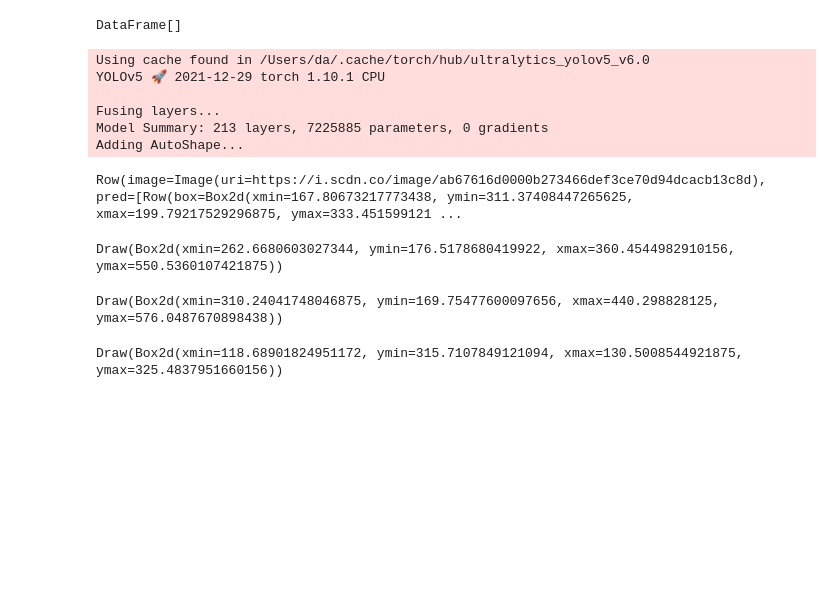
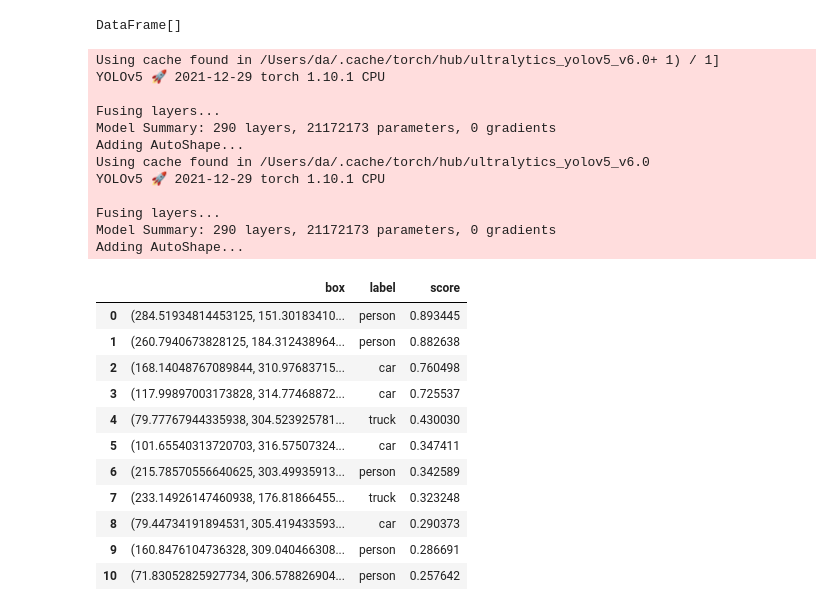
Before and after one commit to Tubitv/rikai-yolov5, a Jupyter notebook: notebooks/Mojito.ipynb, the cells around one changed output. Cells and saved outputs as stored; diff of their text form; code cells hidden in the pictures; blank space fills up the shorter version.

```diff
--- a/notebooks/Mojito.ipynb
+++ b/notebooks/Mojito.ipynb
@@ -41,32 +56,35 @@ USING "torchhub:///ultralytics/yolov5:v6.0/yolov5s";
 """)
 # %% [output]
 DataFrame[]
-# %%
-df = spark.sql("""
-from (
-  select to_image('https://i.scdn.co/image/ab67616d0000b273466def3ce70d94dcacb13c8d') as image
-)
-select *, ML_PREDICT(yolov5s, image) as pred
-""")
-row = df.first()
-row
-# %% [output]
-Using cache found in /Users/da/.cache/torch/hub/ultralytics_yolov5_v6.0
-YOLOv5 🚀 2021-12-29 torch 1.10.1 CPU
-
-Fusing layers...
-Model Summary: 213 layers, 7225885 parameters, 0 gradients
-Adding AutoShape...
-Row(image=Image(uri=https://i.scdn.co/image/ab67616d0000b273466def3ce70d94dcacb13c8d), pred=[Row(box=Box2d(xmin=167.80673217773438, ymin=311.37408447265625, xmax=199.79217529296875, ymax=333.451599121 ...
-# %%
-row.image | row.pred[1].box
-# %% [output]
-Draw(Box2d(xmin=262.6680603027344, ymin=176.5178680419922, xmax=360.4544982910156, ymax=550.5360107421875))
-# %%
-row.image | row.pred[2].box
-# %% [output]
-Draw(Box2d(xmin=310.24041748046875, ymin=169.75477600097656, xmax=440.298828125, ymax=576.0487670898438))
-# %%
-row.image | row.pred[3].box
-# %% [output]
-Draw(Box2d(xmin=118.68901824951172, ymin=315.7107849121094, xmax=130.5008544921875, ymax=325.4837951660156))
+# %%
+spark.sql(f"""
+select pred.box, pred.label, pred.score
+from (
+  select explode(ML_PREDICT(yolov5m, to_image('{uri}'))) as pred
+)
+""").toPandas()
+# %% [output]
+Using cache found in /Users/da/.cache/torch/hub/ultralytics_yolov5_v6.0+ 1) / 1]
+YOLOv5 🚀 2021-12-29 torch 1.10.1 CPU
+
+Fusing layers...
+Model Summary: 290 layers, 21172173 parameters, 0 gradients
+Adding AutoShape...
+Using cache found in /Users/da/.cache/torch/hub/ultralytics_yolov5_v6.0
+YOLOv5 🚀 2021-12-29 torch 1.10.1 CPU
+
+Fusing layers...
+Model Summary: 290 layers, 21172173 parameters, 0 gradients
+Adding AutoShape...
+|  | box | label | score |
+| 0 | (284.51934814453125, 151.30183410... | person | 0.893445 |
+| 1 | (260.7940673828125, 184.312438964... | person | 0.882638 |
+| 2 | (168.14048767089844, 310.97683715... | car | 0.760498 |
+| 3 | (117.99897003173828, 314.77468872... | car | 0.725537 |
+| 4 | (79.77767944335938, 304.523925781... | truck | 0.430030 |
+| 5 | (101.65540313720703, 316.57507324... | car | 0.347411 |
+| 6 | (215.78570556640625, 303.49935913... | person | 0.342589 |
+| 7 | (233.14926147460938, 176.81866455... | truck | 0.323248 |
+| 8 | (79.44734191894531, 305.419433593... | car | 0.290373 |
+| 9 | (160.8476104736328, 309.040466308... | person | 0.286691 |
+| 10 | (71.83052825927734, 306.578826904... | person | 0.257642 |
```
Also changed, not shown: parts of 10 cells of this notebook, 2 other files.
